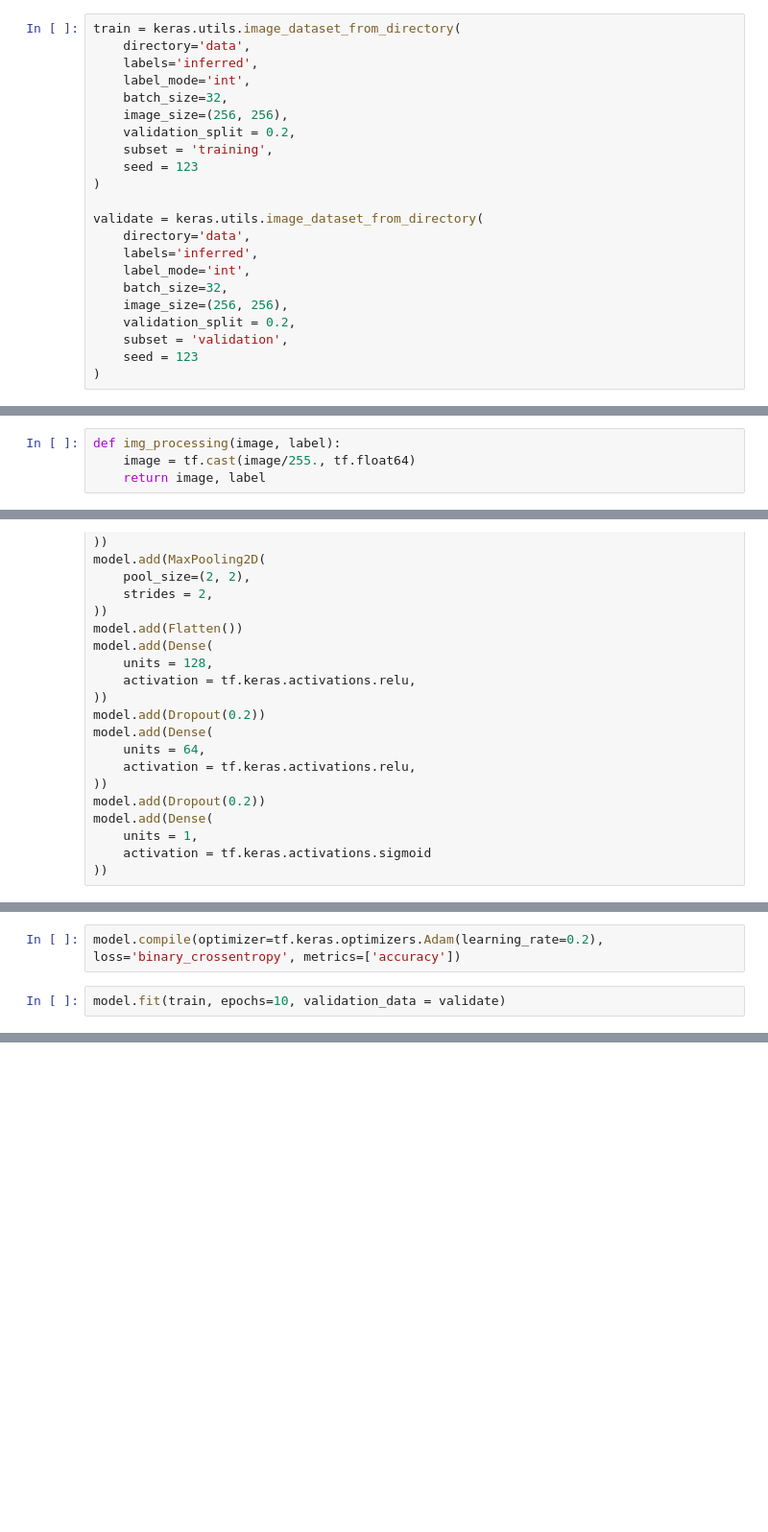
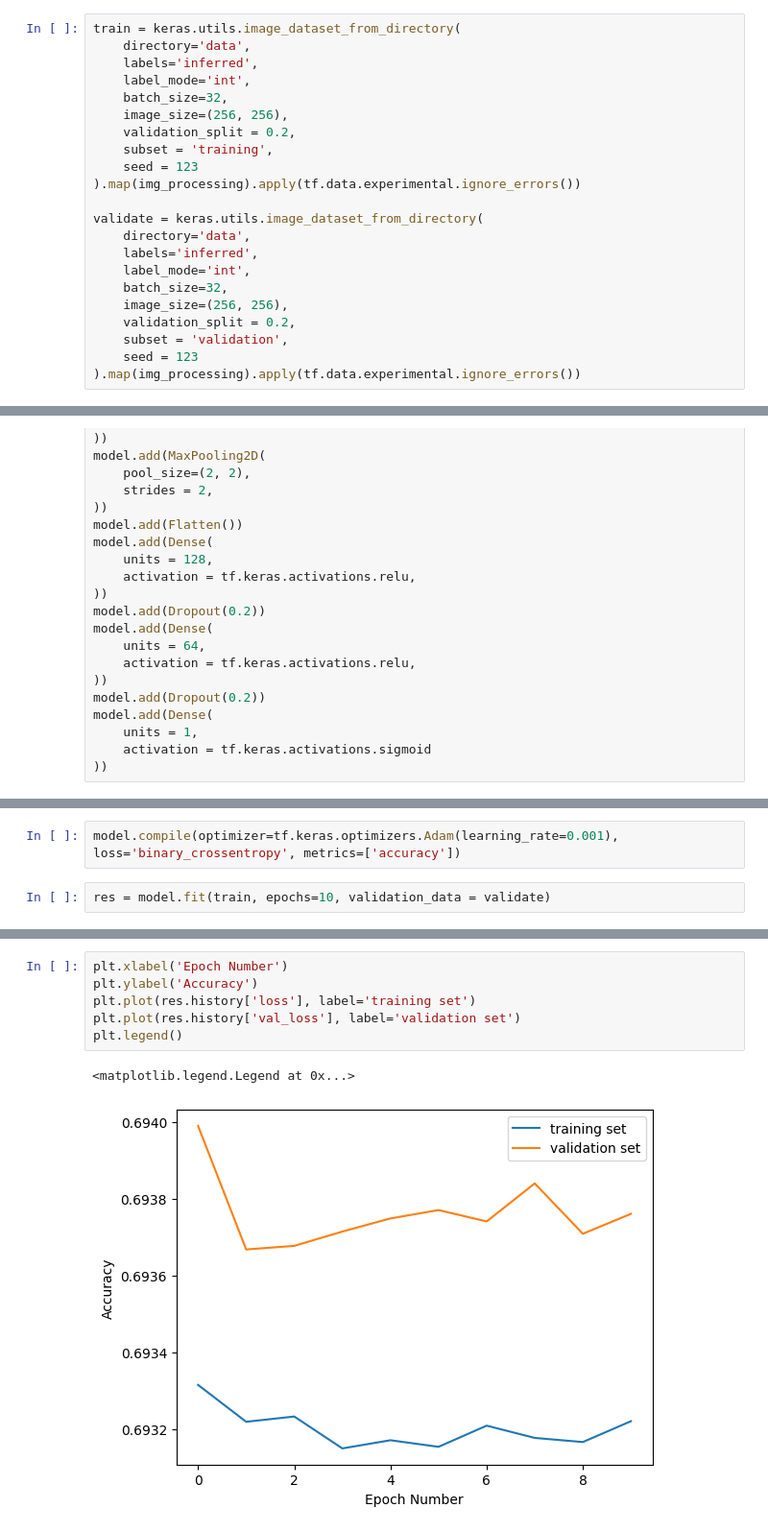
Before and after one commit to PR7175Z/Machine-Learning, a Jupyter notebook: dog-cat-identification/model.ipynb, the cells around one changed output, grey strips where cells are left out. Shown at 96% size. Saved outputs shown, nothing was run; the diff lists cells and outputs as text; blank space fills up the shorter version.

Commit message:
Trained model

```diff
--- a/dog-cat-identification/model.ipynb
+++ b/dog-cat-identification/model.ipynb
@@ -77,7 +96,7 @@ train = keras.utils.image_dataset_from_directory(
     validation_split = 0.2,
     subset = 'training',
     seed = 123
-)
+).map(img_processing).apply(tf.data.experimental.ignore_errors())
 
 validate = keras.utils.image_dataset_from_directory(
     directory='data',
@@ -88,7 +107,7 @@ validate = keras.utils.image_dataset_from_directory(
     validation_split = 0.2,
     subset = 'validation',
     seed = 123
-)
+).map(img_processing).apply(tf.data.experimental.ignore_errors())
 # %% [output]
 Found 24959 files belonging to 2 classes.
 Using 19968 files for training.
@@ -95,9 +117,5 @@ Using 19968 files for training.
 Found 24959 files belonging to 2 classes.
 Using 4991 files for validation.
-# %%
-def img_processing(image, label):
-    image = tf.cast(image/255., tf.float64)
-    return image, label
 # %%
 train = train.map(img_processing)
 validate = validate.map(img_processing)
@@ -175,8 +193,8 @@ Model: "sequential_2"
  Trainable params: 14,847,297 (56.64 MB)
  Non-trainable params: 0 (0.00 B)
 # %%
-model.compile(optimizer=tf.keras.optimizers.Adam(learning_rate=0.2), loss='binary_crossentropy', metrics=['accuracy'])
+model.compile(optimizer=tf.keras.optimizers.Adam(learning_rate=0.001), loss='binary_crossentropy', metrics=['accuracy'])
 # %%
-model.fit(train, epochs=10, validation_data = validate)
+res = model.fit(train, epochs=10, validation_data = validate)
 # %% [output]
 Epoch 1/10
@@ -187,0 +221,9 @@ Detected at node decode_image/DecodeImage defined at (most recent call last):
+# %%
+plt.xlabel('Epoch Number')
+plt.ylabel('Accuracy')
+plt.plot(res.history['loss'], label='training set')
+plt.plot(res.history['val_loss'], label='validation set')
+plt.legend()
+# %% [output]
+<matplotlib.legend.Legend at 0x...>
+[figure, added]
```
Also changed, not shown: parts of 8 cells of this notebook.
